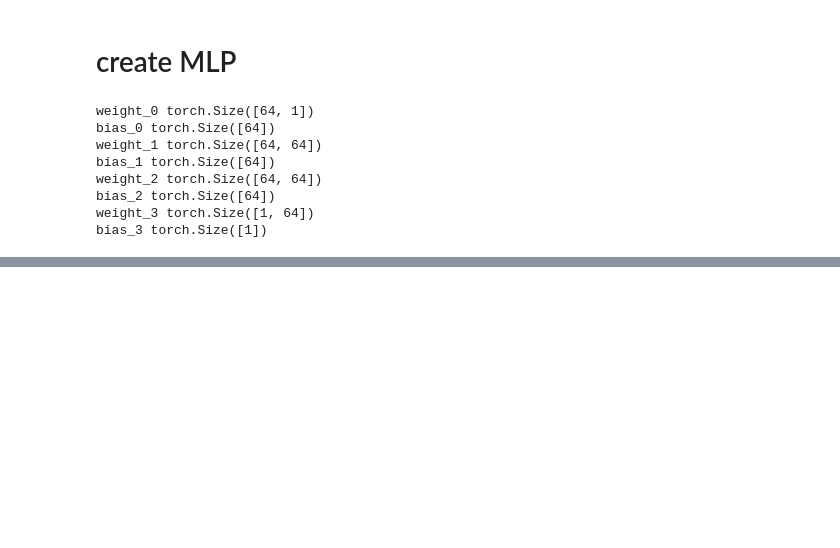
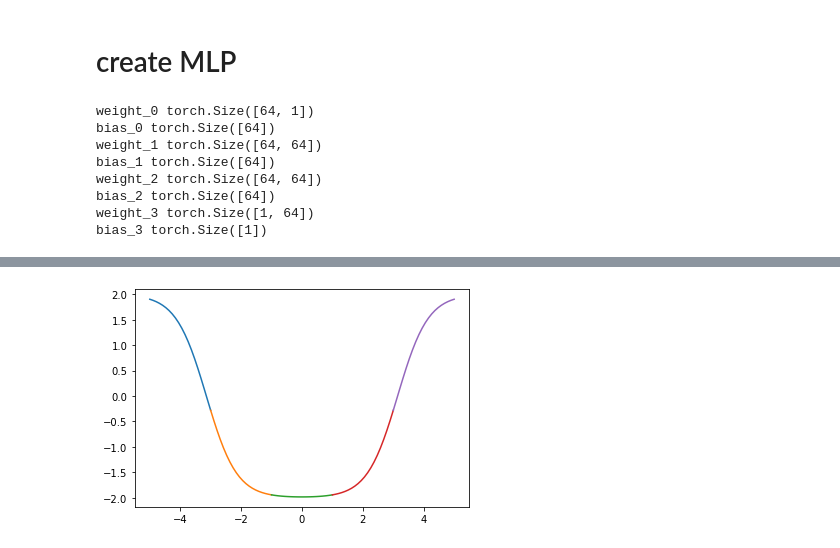
Before and after one commit to sujit880/Personalized_FL_MAML, a Jupyter notebook: FL_MAML.ipynb, the cells around one changed output, grey strips where cells are left out. Saved outputs shown, nothing was run; the diff lists cells and outputs as text; code cells hidden in the pictures; blank space fills up the shorter version.

```diff
--- a/FL_MAML.ipynb
+++ b/FL_MAML.ipynb
@@ -146,3 +169,23 @@ plt.plot(X,P, color='red')
+# %%
+num_clients = 5
+PHASE, AMP = np.pi, 2.0
+clients = {}
+lb, ub, total_size= -5, 5, 100
+bound_size = int((ub-lb)/num_clients)
+for i in range(num_clients):
+    LB= lb + i * bound_size
+    UB = LB + bound_size
+    x = tt.linspace(LB, UB, int(total_size/num_clients)).to(dtype=dtype).unsqueeze(-1)
+    # Y = (tt.sin(X+PHASE)*AMP).to(dtype=dtype)
+    y = ((tt.tanh(x+PHASE)*tt.tanh(x-PHASE)*AMP)).to(dtype=dtype)
+
+    plt.plot(x,y)
+    clients[f'client_{i}'] = tt.hstack((x,y))
+    # dataset = tt.hstack((X,Y))
+    # plt.show()
+# clients
+# %% [output]
+[figure, added]
 # %%
 lossL=[]
 # %%
```
Also changed, not shown: parts of 6 cells of this notebook, 1 other file.
